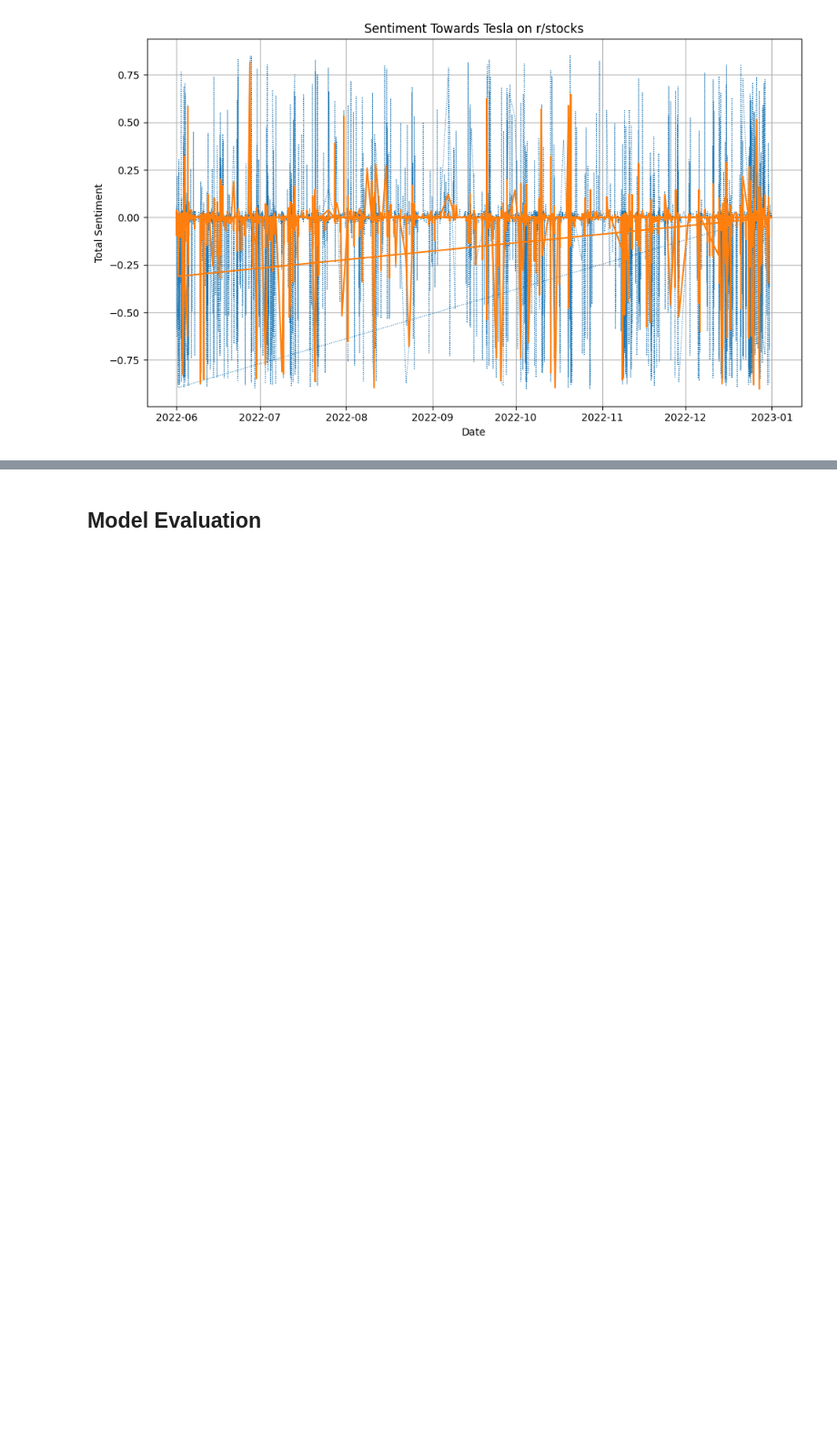
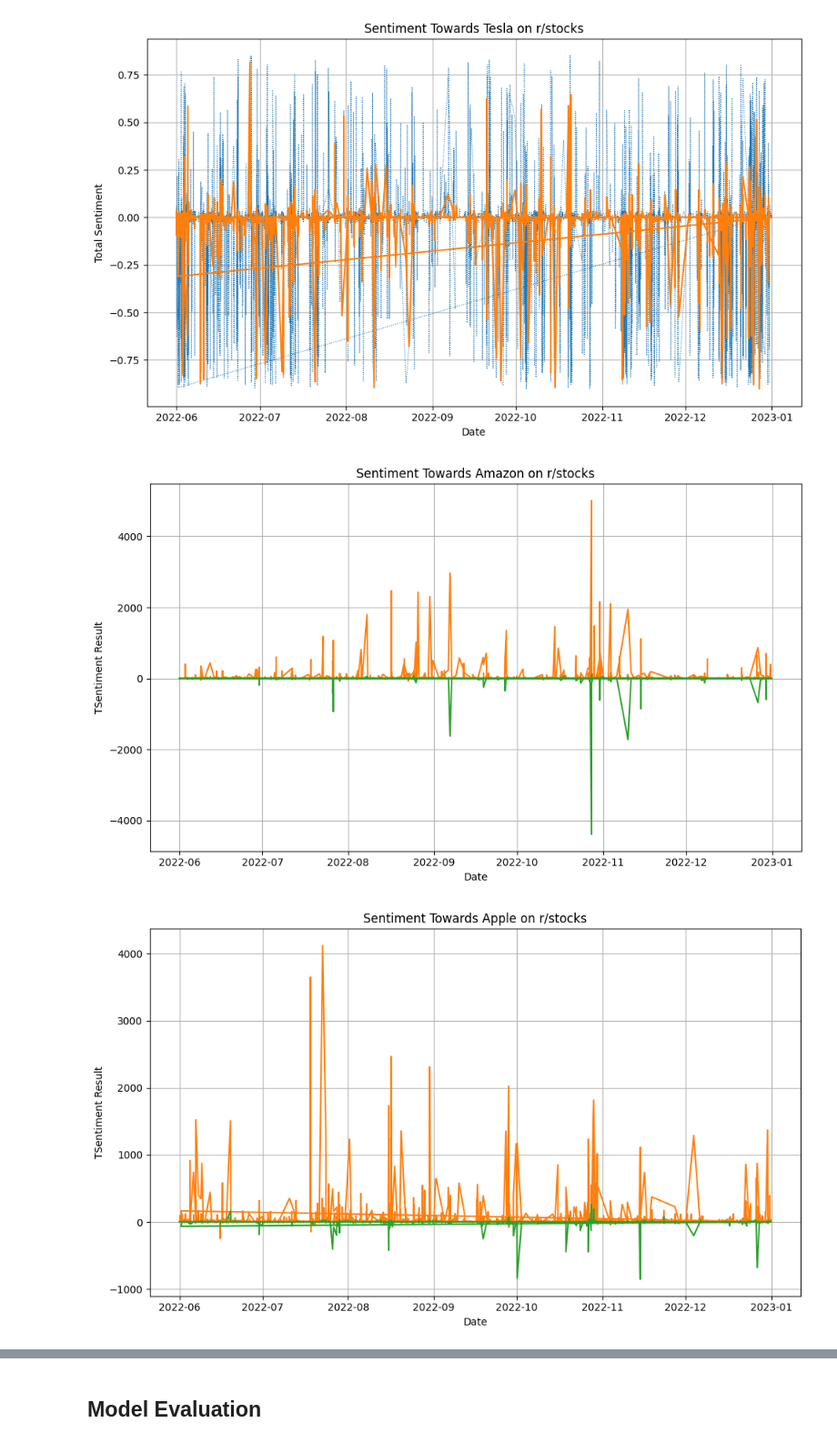
Before and after one commit to gungorman/NLP-Group-10, a Jupyter notebook: MAIN.ipynb, the cells around one changed output, grey strips where cells are left out. Shown at 91% size. Saved outputs shown, nothing was run; the diff lists cells and outputs as text; code cells hidden in the pictures; blank space fills up the shorter version.

```diff
--- a/MAIN.ipynb
+++ b/MAIN.ipynb
@@ -424,7 +424,7 @@ for fl in file_locations:
 [figure]
 # %%
 def sentiment_result(raw_sentiment_scores, reddit_scores):
-    return raw_sentiment_scores*reddit_scores
+    return np.array(raw_sentiment_scores) * np.array(reddit_scores)
 
 for fl in file_locations:
 
@@ -434,31 +434,34 @@ for fl in file_locations:
     dates = []
     scores = []
     raw_sentiments = []
     sentiment_results = []
 
 
     data = df.to_dict('index')
     for i in range(len(data)):
         texts.append(data[i]['processed_text'].lower())
         dates.append(datetime.fromtimestamp(data[i]['created_utc'], tz=timezone.utc))
         scores.append(data[i]['score'])
 
     raw_sentiments = sentiment_score(texts)
     sentiment_results = sentiment_result(raw_sentiments, scores)
 
     # save as dataframe
     sentiment_df = pd.DataFrame(dict(date=dates, reddit_score=scores, raw_sentiment=raw_sentiments, result=sentiment_results))
     sentiment_df.to_csv(f"{fl}_emre_sentiment_result.csv", index=False)
 
     #show and save figure
     plt.figure(figsize=(10,6))
     plt.plot(dates, raw_sentiments, label = "raw sentiment",  linestyle=":", linewidth=0.8)
     plt.plot(dates, scores, label = "reddit scores")
     plt.plot(dates, sentiment_results, label = "result")
     plt.title(f"Sentiment Towards {fl} on r/stocks")
     plt.xlabel("Date")
     plt.ylabel("TSentiment Result")
     plt.tight_layout()
     plt.grid()
-    plt.savefig(f"{fl}_plot.png", dpi=300, bbox_inches="tight")
+    plt.savefig(f"{fl}_emre_plot.png", dpi=300, bbox_inches="tight")
     plt.show()
+# %% [output]
+[figure, added]
+[figure, added]
```
Also changed, not shown: parts of 1 cell of this notebook.
